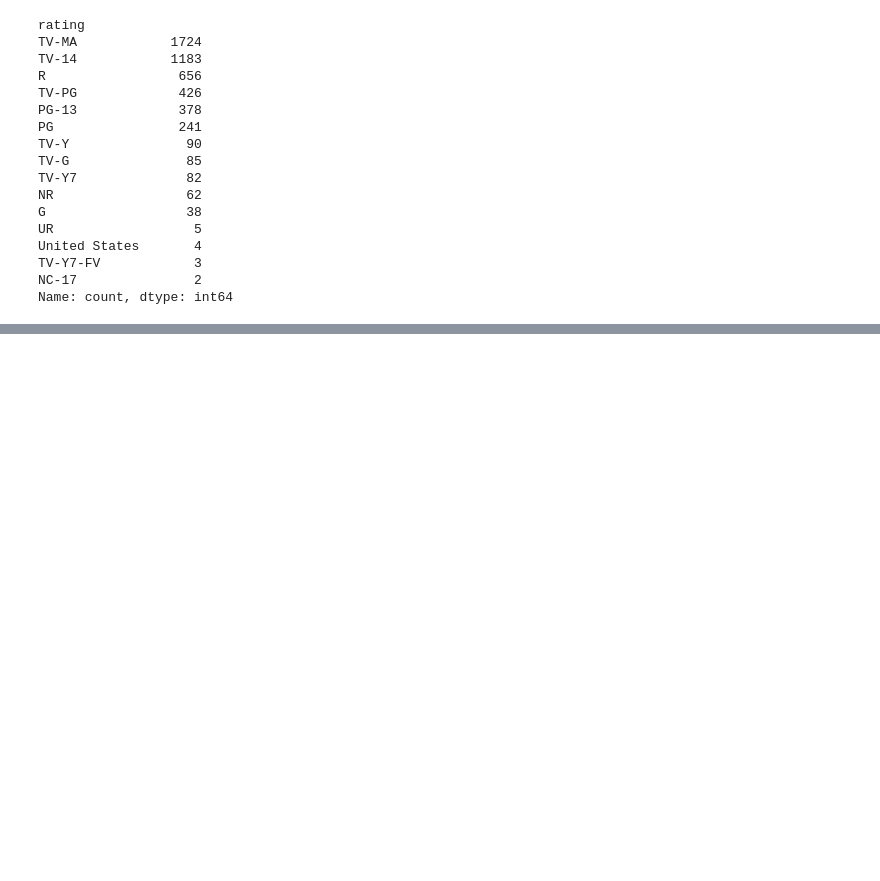
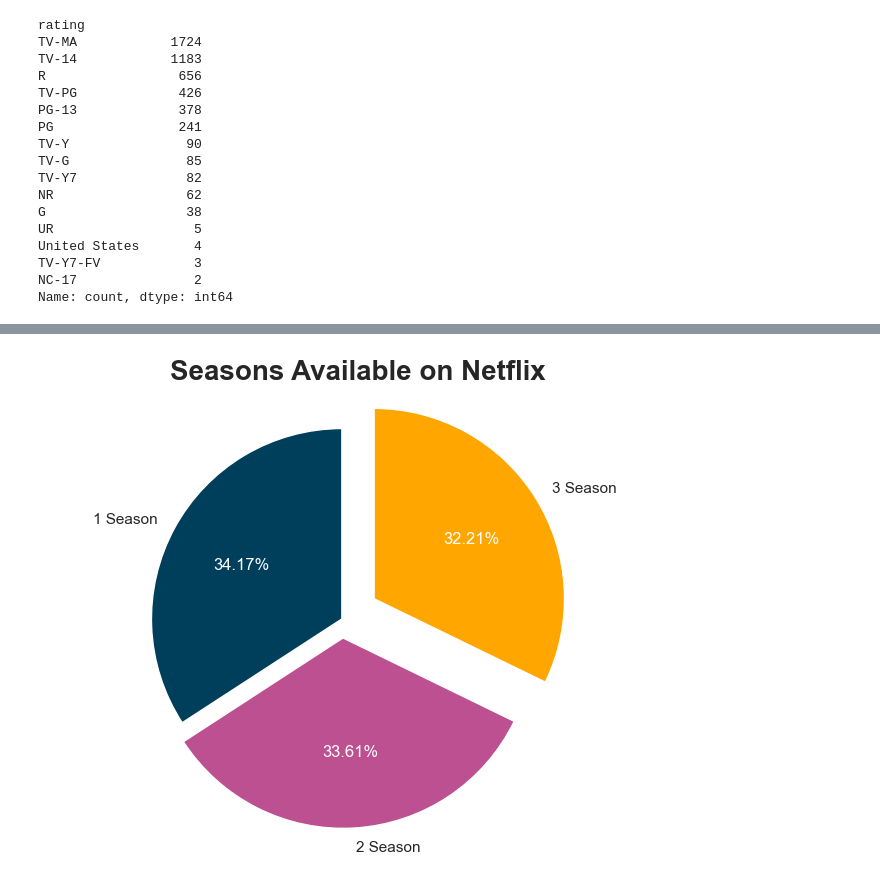
Before and after one commit to dilaraseren/eda-data-set, a Jupyter notebook: eda.ipynb, the cells around one changed output, grey strips where cells are left out. Saved outputs shown, nothing was run; the diff lists cells and outputs as text; code cells hidden in the pictures; blank space fills up the shorter version.

```diff
--- a/eda.ipynb
+++ b/eda.ipynb
@@ -181,5 +180,0 @@ sns.countplot(x="type", data= df, palette="Set2")
-# %%
-#MOVIES RATINGS
-plt.figure(figsize=(12,10))
-sns.set(style="darkgrid")
-sns.countplot(x="rating", data= movie_df, palette="Set2", order=movie_df['rating'].value_counts().index[0:15])
@@ -189,5 +180,0 @@ sns.countplot(x="rating", data= movie_df, palette="Set2", order=movie_df['rating
-# %%
-# TV SHOWS RATINGS
-plt.figure(figsize=(12,10))
-sns.set(style="darkgrid")
-sns.countplot(x="rating", data=tv_df, palette="Accent", order=tv_df['rating'].value_counts().index[0:15])
@@ -197,4 +180,0 @@ sns.countplot(x="rating", data=tv_df, palette="Accent", order=tv_df['rating'].va
-# %%
-plt.figure(figsize=(12,10))
-sns.set(style="darkgrid")
-sns.countplot(y="release_year", data= df, palette="cool", order= df['release_year'].value_counts().index[0:15],hue=df['type'])
@@ -227,0 +314,12 @@ TypeError: Could not convert s6118 to numeric
+# %%
+# TV SHOWS AND THEIR SEASONS
+plt.figure(figsize=(8, 6))
+labels=['1 Season', '2 Season', '3 Season']
+_, _, texts = plt.pie(df.duration.value_counts()[:3], labels=labels, autopct='%1.2f%%', startangle=90,
+                      explode=(0.0, 0.1, 0.2), colors=['#003f5c', '#bc5090', '#ffa600'])
+plt.axis('equal')
+plt.title('Seasons Available on Netflix', fontsize=20, fontweight='bold');
+for text in texts:
+    text.set_color('white')
+# %% [output]
+[figure, added]
```
Also changed, not shown: parts of 60 cells of this notebook.
